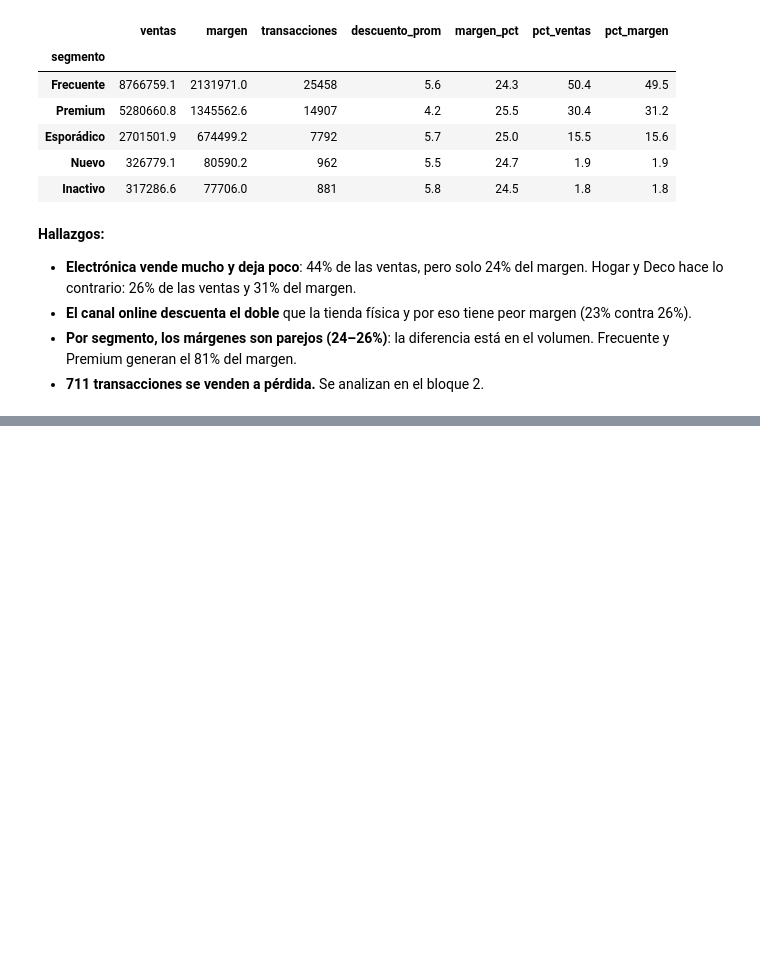
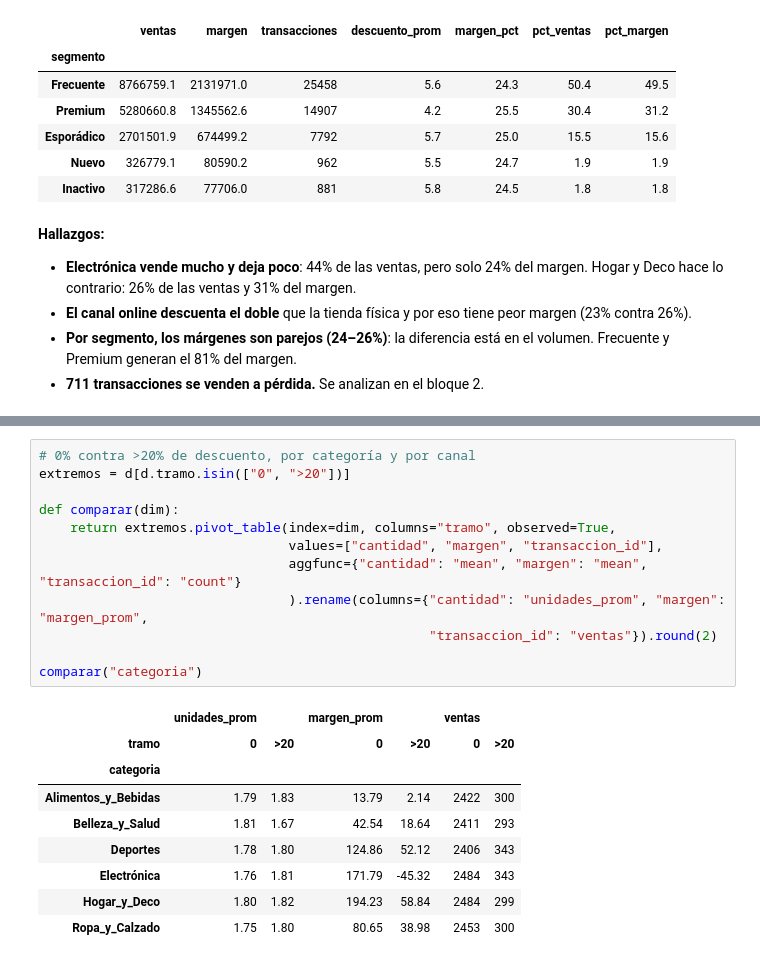
Before and after one commit to Hjanner/retail-intelligence, a Jupyter notebook: notebooks/02_rentabilidad.ipynb, the cells around one changed output, grey strips where cells are left out. Drawn from its saved outputs; the diff is of its cells as text; blank space fills up the shorter version.

```diff
--- a/notebooks/02_rentabilidad.ipynb
+++ b/notebooks/02_rentabilidad.ipynb
@@ -76,0 +162,22 @@ resumen("segmento")
+# %%
+# 0% contra >20% de descuento, por categoría y por canal
+extremos = d[d.tramo.isin(["0", ">20"])]
+
+def comparar(dim):
+    return extremos.pivot_table(index=dim, columns="tramo", observed=True,
+                                values=["cantidad", "margen", "transaccion_id"],
+                                aggfunc={"cantidad": "mean", "margen": "mean", "transaccion_id": "count"}
+                                ).rename(columns={"cantidad": "unidades_prom", "margen": "margen_prom",
+                                                  "transaccion_id": "ventas"}).round(2)
+
+comparar("categoria")
+# %% [output]
+|  | unidades_prom |  | margen_prom |  | ventas |  |
+| tramo | 0 | >20 | 0 | >20 | 0 | >20 |
+| categoria |  |  |  |  |  |  |
+| Alimentos_y_Bebidas | 1.79 | 1.83 | 13.79 | 2.14 | 2422 | 300 |
+| Belleza_y_Salud | 1.81 | 1.67 | 42.54 | 18.64 | 2411 | 293 |
+| Deportes | 1.78 | 1.80 | 124.86 | 52.12 | 2406 | 343 |
+| Electrónica | 1.76 | 1.81 | 171.79 | -45.32 | 2484 | 343 |
+| Hogar_y_Deco | 1.80 | 1.82 | 194.23 | 58.84 | 2484 | 299 |
+| Ropa_y_Calzado | 1.75 | 1.80 | 80.65 | 38.98 | 2453 | 300 |
```
Also changed, not shown: parts of 15 cells of this notebook, 1 other file.
